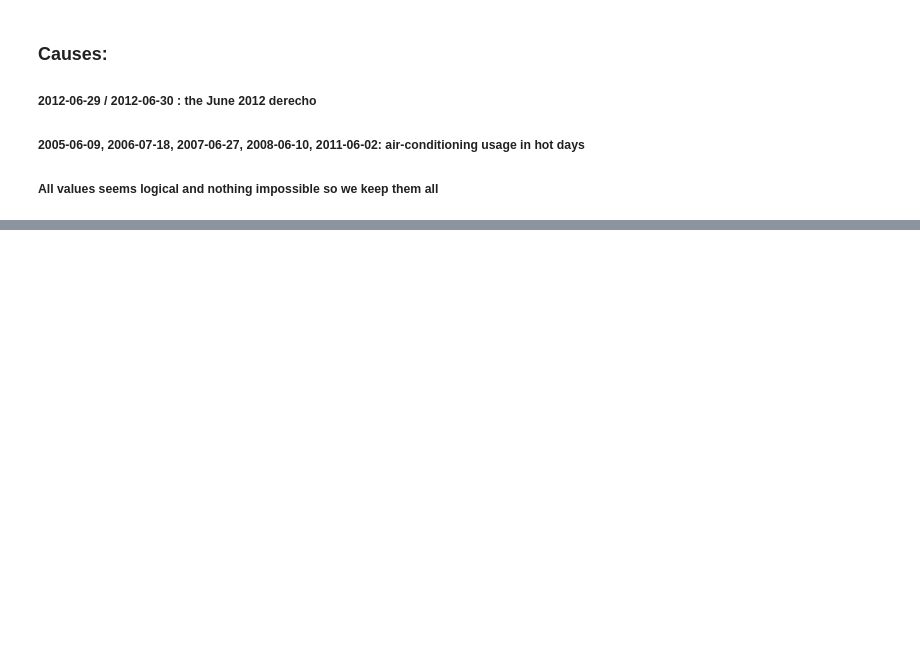
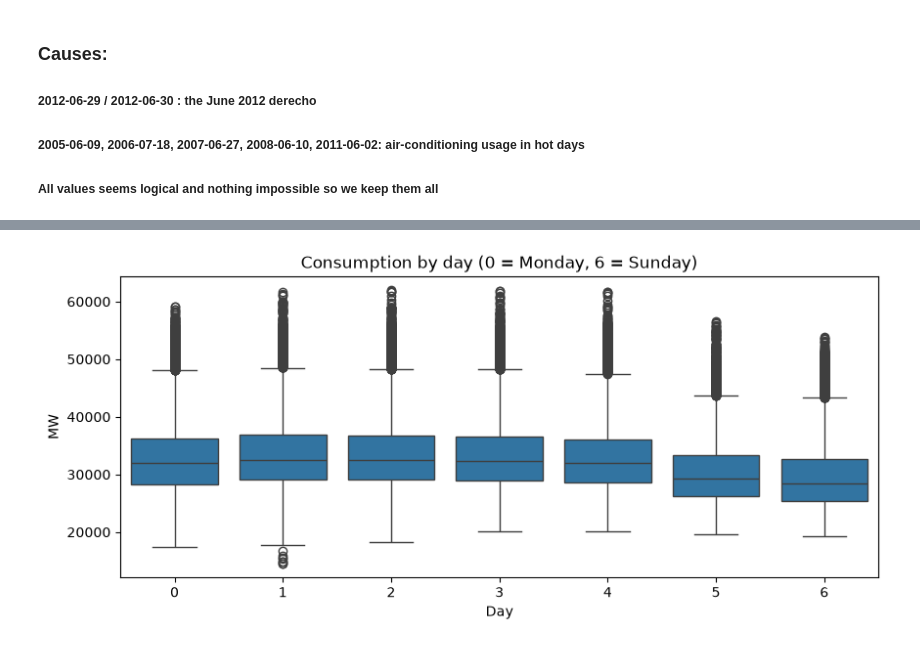
Before and after one commit to youssef-boudouar/GridHorizon, a Jupyter notebook: notebooks/gridHorizon.ipynb, the cells around one changed output, grey strips where cells are left out. Drawn from its saved outputs; the diff is of its cells as text; code cells hidden in the pictures; blank space fills up the shorter version.

```diff
--- a/notebooks/gridHorizon.ipynb
+++ b/notebooks/gridHorizon.ipynb
@@ -228,0 +237,7 @@ Name: PJME_MW, dtype: float64
+# %%
+plt.figure(figsize=(10, 4))
+sns.boxplot(x=df.index.dayofweek, y=df["PJME_MW"])
+plt.title("Consumption by day (0 = Monday, 6 = Sunday)"); plt.xlabel("Day"); plt.ylabel("MW")
+plt.show()
+# %% [output]
+[figure, added]
```
Also changed, not shown: parts of 4 cells of this notebook.
